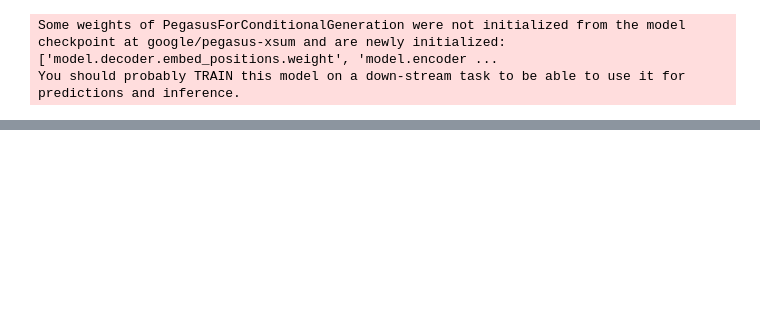
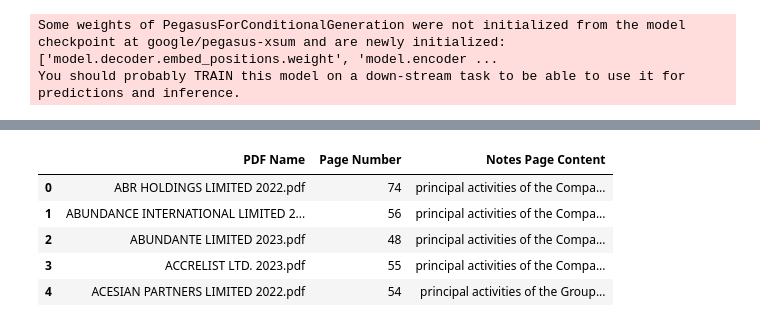
Before and after one commit to yorwel/ssicsync, a Jupyter notebook: LLM_Test/summarization.ipynb, the cells around one changed output, grey strips where cells are left out. Drawn from its saved outputs; the diff is of its cells as text; code cells hidden in the pictures; blank space fills up the shorter version.

```diff
--- a/LLM_Test/summarization.ipynb
+++ b/LLM_Test/summarization.ipynb
@@ -54,0 +147,17 @@ classifier(sequence_to_classify, candidate_labels)
+# %%
+#Files required for summarization
+df_linkedIn=pd.read_excel("../dataSources/ScrapedOutputFiles/linkedInScrapedOutputs.xlsx")
+df_test=df_linkedIn.head(5)
+
+#SSIC Ref detailes
+SSIC_ref_df = pd.read_csv('SSIC Fact Ref Table.csv')
+SSIC_ref_df_test=SSIC_ref_df.head(10)
+#SSIC_ref_df_test
+#df_test
+# %% [output]
+|  | PDF Name | Page Number | Notes Page Content |
+| 0 | ABR HOLDINGS LIMITED 2022.pdf | 74 | principal activities of the Compa... |
+| 1 | ABUNDANCE INTERNATIONAL LIMITED 2... | 56 | principal activities of the Compa... |
+| 2 | ABUNDANTE LIMITED 2023.pdf | 48 | principal activities of the Compa... |
+| 3 | ACCRELIST LTD. 2023.pdf | 55 | principal activities of the Compa... |
+| 4 | ACESIAN PARTNERS LIMITED 2022.pdf | 54 | principal activities of the Group... |
```
Also changed, not shown: parts of 22 cells of this notebook, 3 other files.
